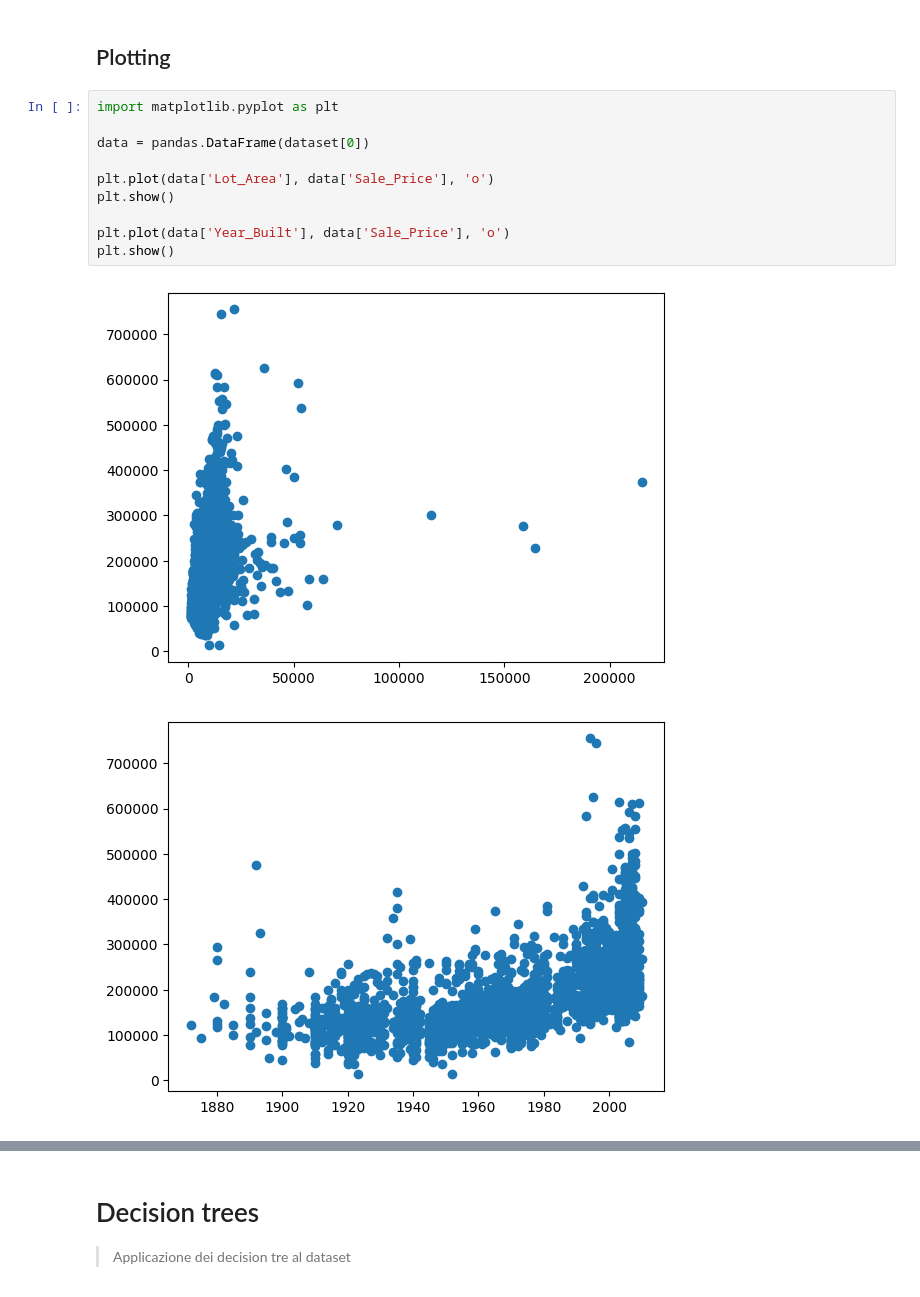
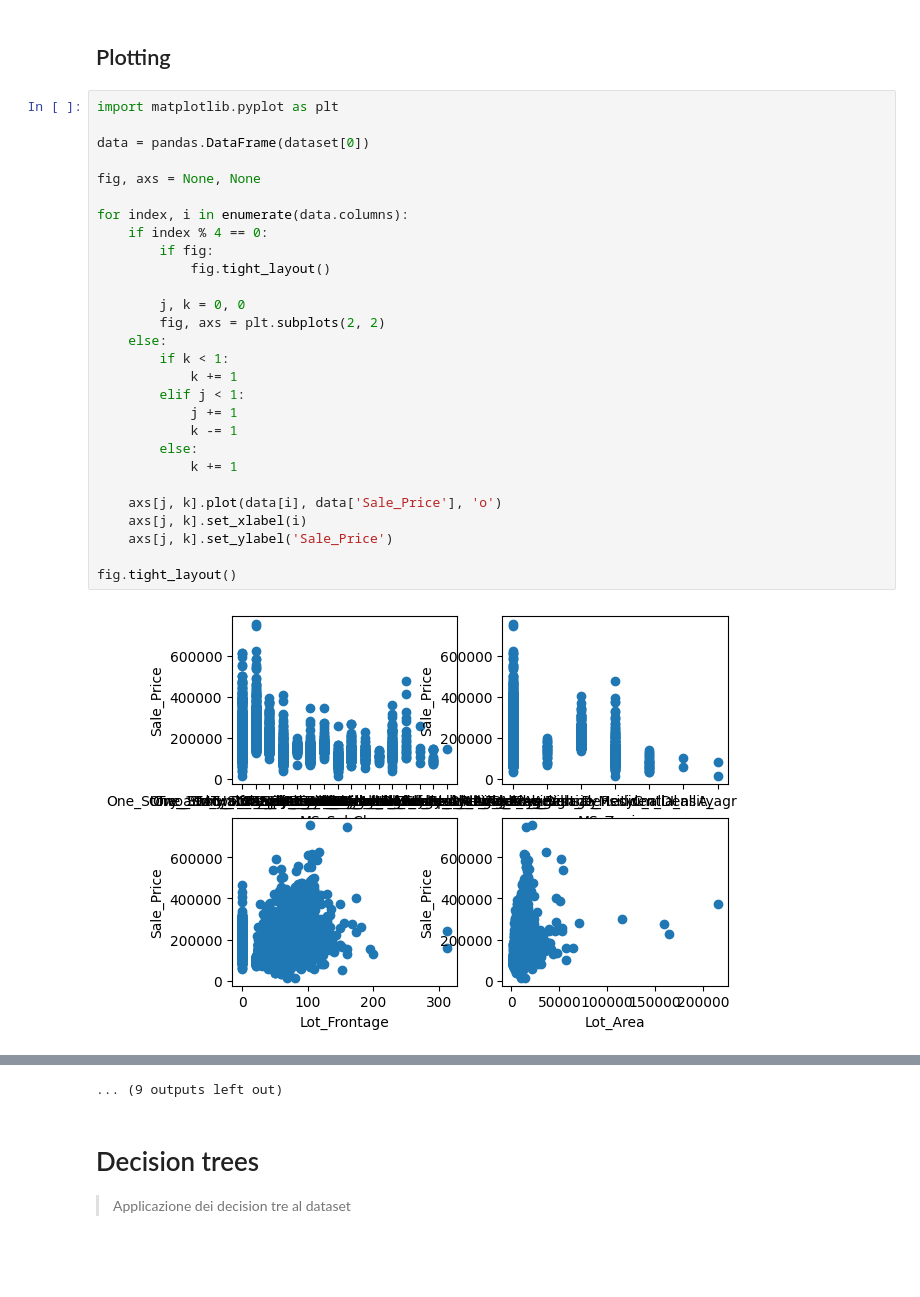
Before and after one commit to davide-tonetto-884585/House-Sale-Price-Prediction, a Jupyter notebook: script.ipynb, the cells around one changed output, grey strips where cells are left out. Saved outputs shown, nothing was run; the diff lists cells and outputs as text; blank space fills up the shorter version.

```diff
--- a/script.ipynb
+++ b/script.ipynb
@@ -93,15 +93,32 @@ th shape: (1, 20)
 # %% [markdown]
 ## Plotting
-# %%
-import matplotlib.pyplot as plt
-
-data = pandas.DataFrame(dataset[0])
-
-plt.plot(data['Lot_Area'], data['Sale_Price'], 'o')
-plt.show()
-
-plt.plot(data['Year_Built'], data['Sale_Price'], 'o')
-plt.show()
-# %% [output]
-[figure, removed]
-[figure, removed]
+# %%
+import matplotlib.pyplot as plt
+
+data = pandas.DataFrame(dataset[0])
+
+fig, axs = None, None
+
+for index, i in enumerate(data.columns):
+    if index % 4 == 0:
+        if fig:
+            fig.tight_layout()
+
+        j, k = 0, 0
+        fig, axs = plt.subplots(2, 2)
+    else:
+        if k < 1:
+            k += 1
+        elif j < 1:
+            j += 1
+            k -= 1
+        else:
+            k += 1
+
+    axs[j, k].plot(data[i], data['Sale_Price'], 'o')
+    axs[j, k].set_xlabel(i)
+    axs[j, k].set_ylabel('Sale_Price')
+
+fig.tight_layout()
+# %% [output]
+[figure, added]
@@ -108,3 +136,4 @@ plt.show()
+... (9 outputs left out)
 # %% [markdown]
 # Decision trees
 > Applicazione dei decision tre al dataset
```
Also changed, not shown: parts of 5 cells of this notebook.
